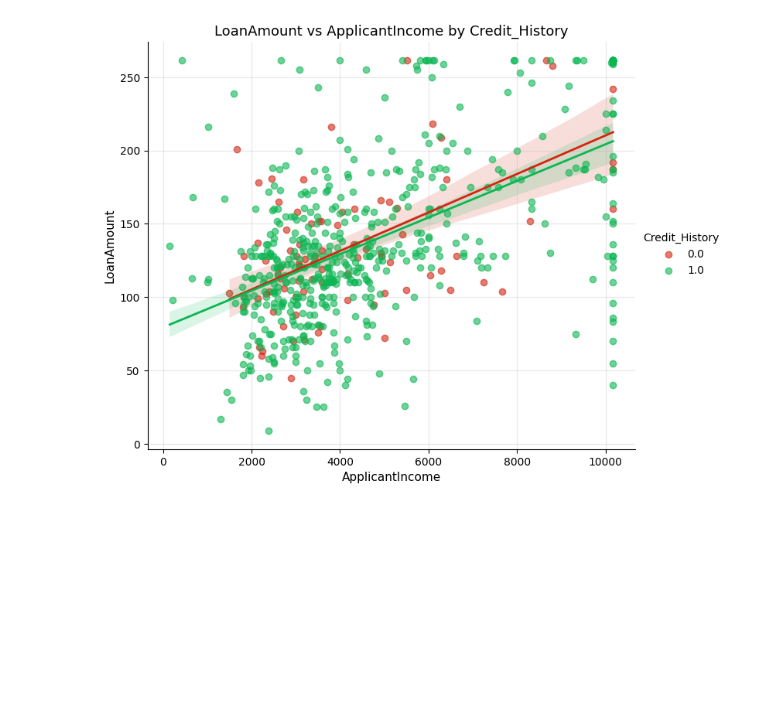
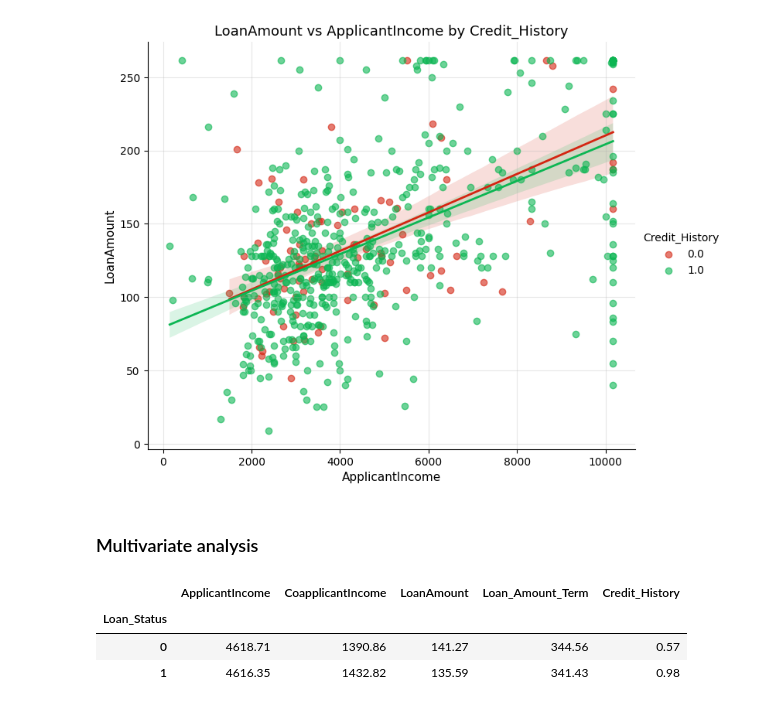
Before and after one commit to Meritus3266/My_Task, a Jupyter notebook: Task/Olaiya_Solomon_Task_25/Home_loan.ipynb, the cells around one changed output. Saved outputs shown, nothing was run; the diff lists cells and outputs as text; code cells hidden in the pictures; blank space fills up the shorter version.

```diff
--- a/Task/Olaiya_Solomon_Task_25/Home_loan.ipynb
+++ b/Task/Olaiya_Solomon_Task_25/Home_loan.ipynb
@@ -469,3 +492,17 @@ trivariate_plot(df,'ApplicantIncome', 'LoanAmount',  'Credit_History')
 # %% [output]
 <Figure size 800x600 with 0 Axes>
 [figure]
+# %% [markdown]
+### Multivariate analysis
+# %%
+def grouped_summary(df):
+
+    summary = df.groupby('Loan_Status').mean(numeric_only=True).round(2)
+    return summary
+# %%
+grouped_summary(num_features)
+# %% [output]
+|  | ApplicantIncome | CoapplicantIncome | LoanAmount | Loan_Amount_Term | Credit_History |
+| Loan_Status |  |  |  |  |  |
+| 0 | 4618.71 | 1390.86 | 141.27 | 344.56 | 0.57 |
+| 1 | 4616.35 | 1432.82 | 135.59 | 341.43 | 0.98 |
```
Also changed, not shown: parts of 6 cells of this notebook.
